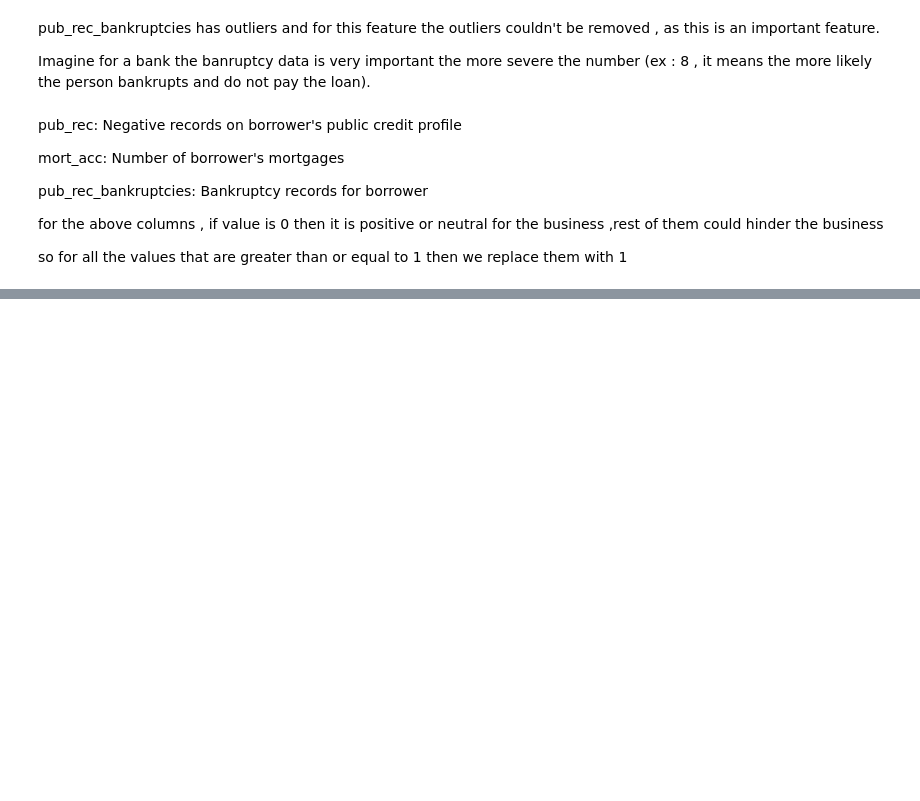
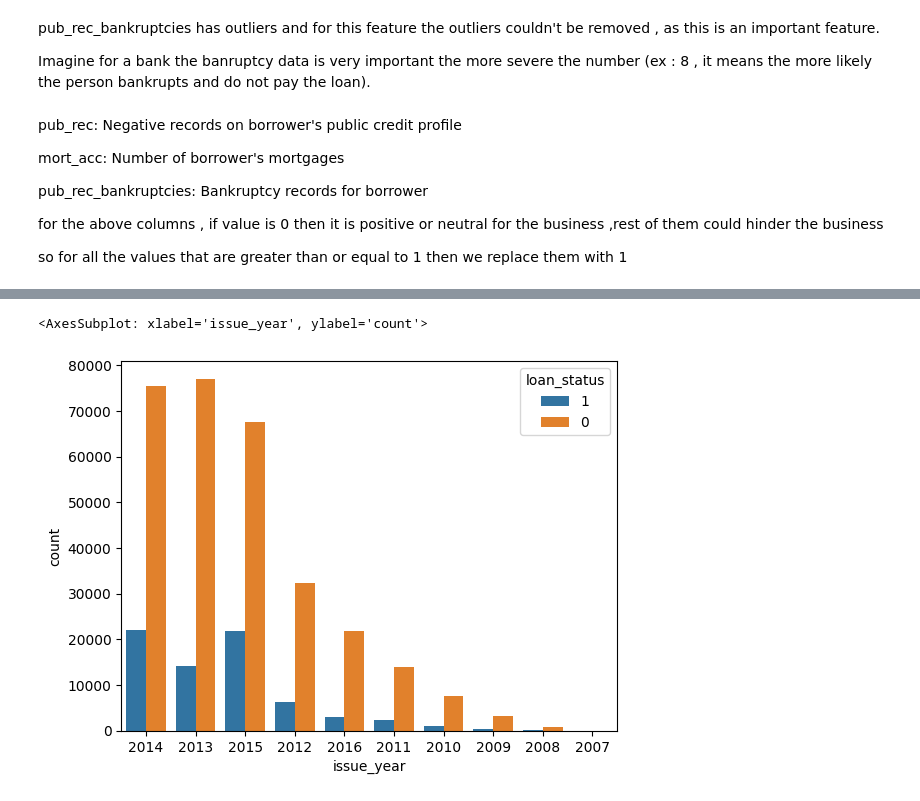
Before and after one commit to mahikshith/End-to-End-implementation-of-Loan-tap-classification, a Jupyter notebook: loan_tap_classification_m.ipynb, the cells around one changed output, grey strips where cells are left out. Cells and saved outputs as stored; diff of their text form; code cells hidden in the pictures; blank space fills up the shorter version.

```diff
--- a/loan_tap_classification_m.ipynb
+++ b/loan_tap_classification_m.ipynb
@@ -468,0 +600,13 @@ Name: pub_rec, dtype: int64
+# %%
+df["issue_d"] # when was the credit issued on
+
+df["issue_year"] = df["issue_d"].str.split("-").str[1]
+# %%
+df["issue_year"] = df["issue_year"].astype("int64")
+# %%
+od = df["issue_year"].value_counts().index.to_list()
+# %%
+sns.countplot(x="issue_year", hue="loan_status", data=df,order=od)
+# %% [output]
+<AxesSubplot: xlabel='issue_year', ylabel='count'>
+[figure, added]
```
Also changed, not shown: parts of 27 cells of this notebook.
